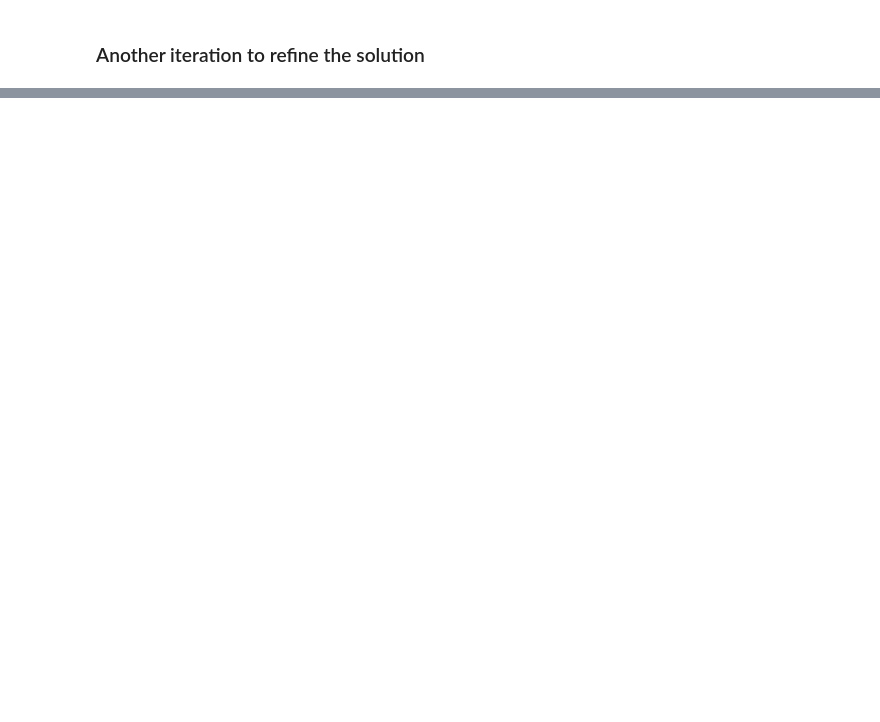
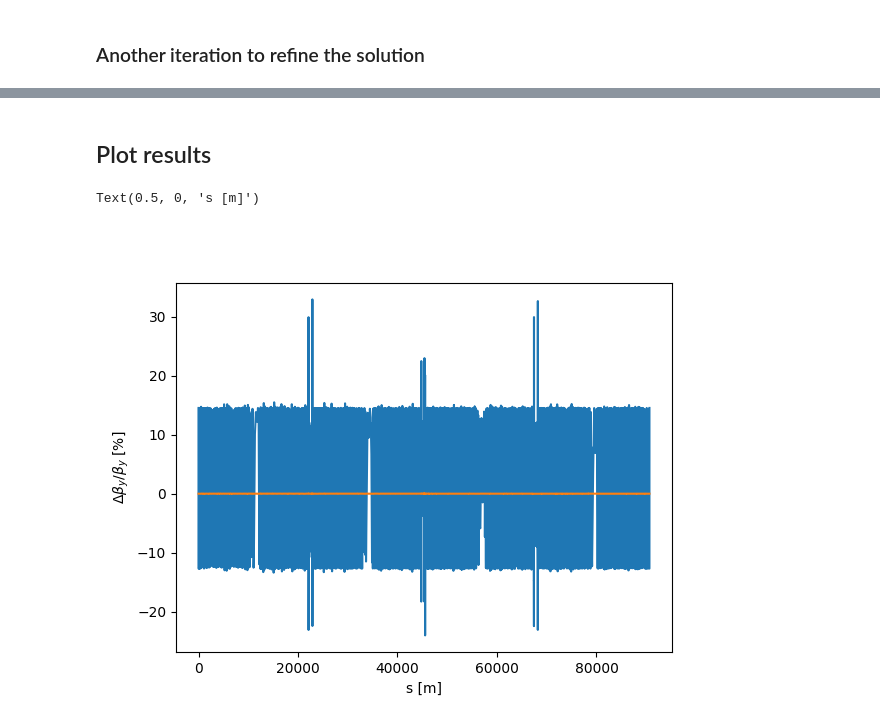
Before and after one commit to xsuite/tutorial_abp_demo, a Jupyter notebook: notebook_00_fccee_solenoid.ipynb, the cells around one changed output, grey strips where cells are left out. Saved outputs shown, nothing was run; the diff lists cells and outputs as text; code cells hidden in the pictures; blank space fills up the shorter version.

```diff
--- a/notebook_00_fccee_solenoid.ipynb
+++ b/notebook_00_fccee_solenoid.ipynb
@@ -267,0 +370,14 @@ id state tag    tol_met      residue  current_val   target_val description
+# %% [markdown]
+## Plot results
+# %%
+tw_sol_on_corrected = line.twiss(method='4d')
+# %%
+plt.figure()
+plt.plot(tw_sol_off.s, 100 * (tw_sol_on.bety/tw_sol_off.bety - 1), label='before correction')
+plt.plot(tw_sol_off.s, 100 * (tw_sol_on_corrected.bety/tw_sol_off.bety - 1), label='after correction')
+plt.ylabel(r'$\Delta \beta_y / \beta_y$ [%]')
+plt.legend()
+plt.xlabel('s [m]')
+# %% [output]
+Text(0.5, 0, 's [m]')
+[figure, added]
```
Also changed, not shown: parts of 13 cells of this notebook.
